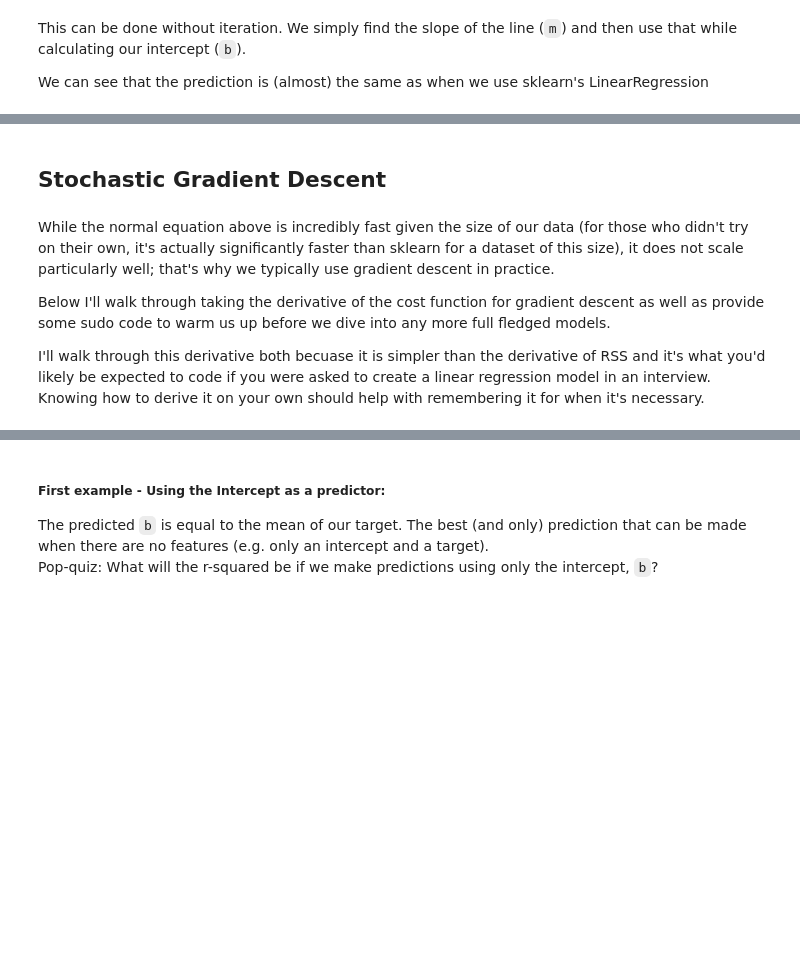
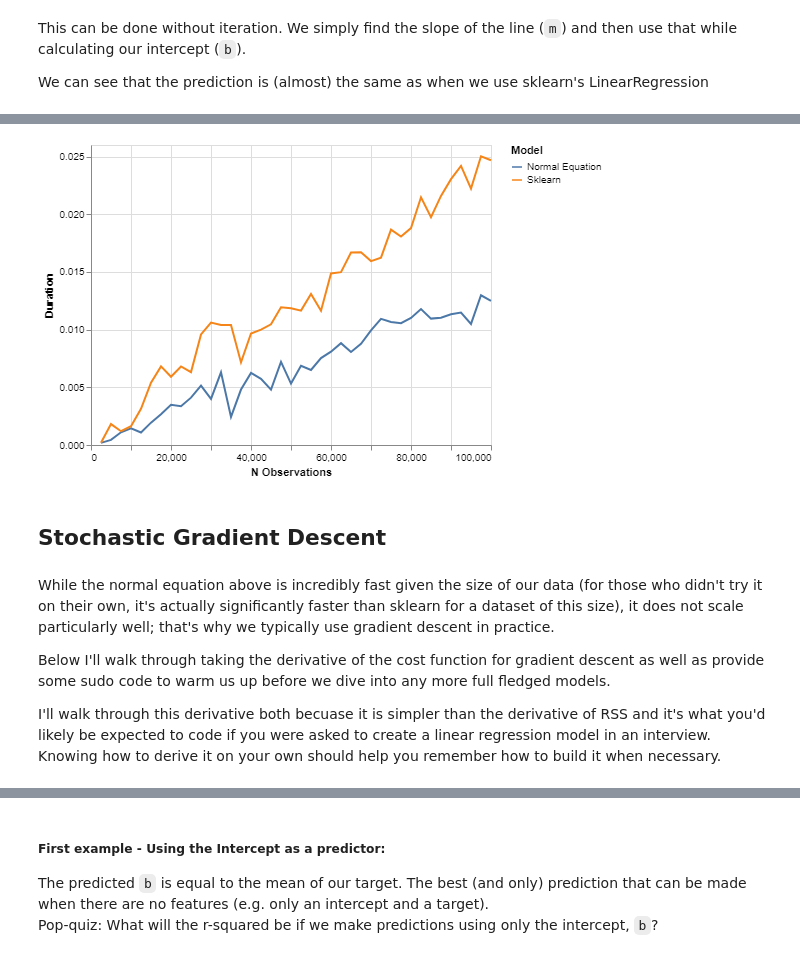
Before and after one commit to keith12345/LinearRegression, a Jupyter notebook: Linear_Regression.ipynb, the cells around one changed output, grey strips where cells are left out. Saved outputs shown, nothing was run; the diff lists cells and outputs as text; code cells hidden in the pictures; blank space fills up the shorter version.

```diff
--- a/Linear_Regression.ipynb
+++ b/Linear_Regression.ipynb
@@ -133,11 +168,27 @@ For anymore unfamiliar with the `__repr__` "dunder", try deleting it and finding
+# %%
+
+x = np.arange(100)
+source = pd.DataFrame({
+    'Duration': normal_equation + sklearn_LinRegr,
+    'Model':['Normal Equation'] * 40 + ['Sklearn'] * 40,
+    'N Observations': list(n_observations) * 2
+})
+
+alt.Chart(source).mark_line().encode(
+    x='N Observations',
+    y='Duration',
+    color='Model'
+)
+# %% [output]
+[figure, added]
 # %% [markdown]
 ## Stochastic Gradient Descent
 # %% [markdown]
-While the normal equation above is incredibly fast given the size of our data (for those who didn't try on their own, it's actually significantly faster than sklearn for a dataset of this size), it does not scale particularly well; that's why we typically use gradient descent in practice.
+While the normal equation above is incredibly fast given the size of our data (for those who didn't try it on their own, it's actually significantly faster than sklearn for a dataset of this size), it does not scale particularly well; that's why we typically use gradient descent in practice.
 
 Below I'll walk through taking the derivative of the cost function for gradient descent as well as provide some sudo code to warm us up before we dive into any more full fledged models.
 
-I'll walk through this derivative both becuase it is simpler than the derivative of RSS and it's what you'd likely be expected to code if you were asked to create a linear regression model in an interview. Knowing how to derive it on your own should help with remembering it for when it's necessary.
+I'll walk through this derivative both becuase it is simpler than the derivative of RSS and it's what you'd likely be expected to code if you were asked to create a linear regression model in an interview. Knowing how to derive it on your own should help you remember how to build it when necessary.
 # %% [markdown]
 ### Differentiating Gradient Descent
 
```
Also changed, not shown: parts of 21 cells of this notebook.
